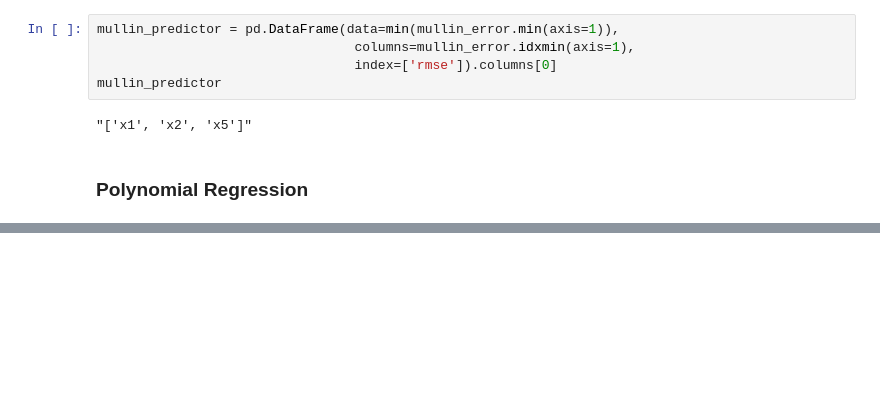
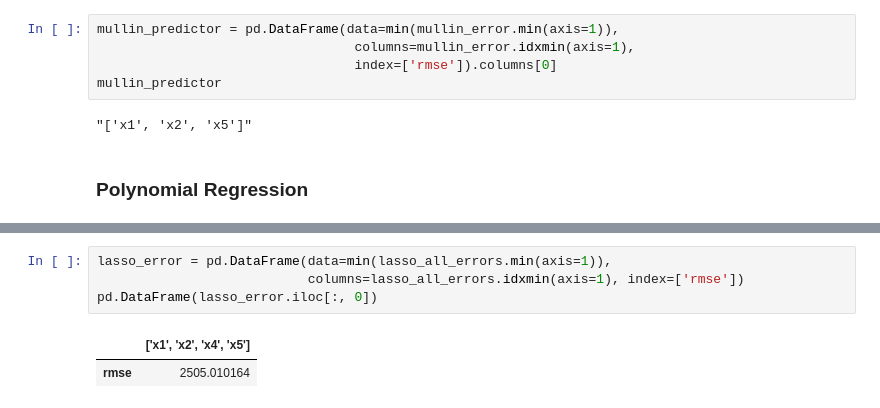
Before and after one commit to iremhttp/PredictingValues, a Jupyter notebook: main.ipynb, the cells around one changed output, grey strips where cells are left out. Drawn from its saved outputs; the diff is of its cells as text; blank space fills up the shorter version.

```diff
--- a/main.ipynb
+++ b/main.ipynb
@@ -429,0 +459,7 @@ knn_predictor
+# %%
+lasso_error = pd.DataFrame(data=min(lasso_all_errors.min(axis=1)),
+                           columns=lasso_all_errors.idxmin(axis=1), index=['rmse'])
+pd.DataFrame(lasso_error.iloc[:, 0])
+# %% [output]
+|  | ['x1', 'x2', 'x4', 'x5'] |
+| rmse | 2505.010164 |
```
Also changed, not shown: parts of 38 cells of this notebook.
